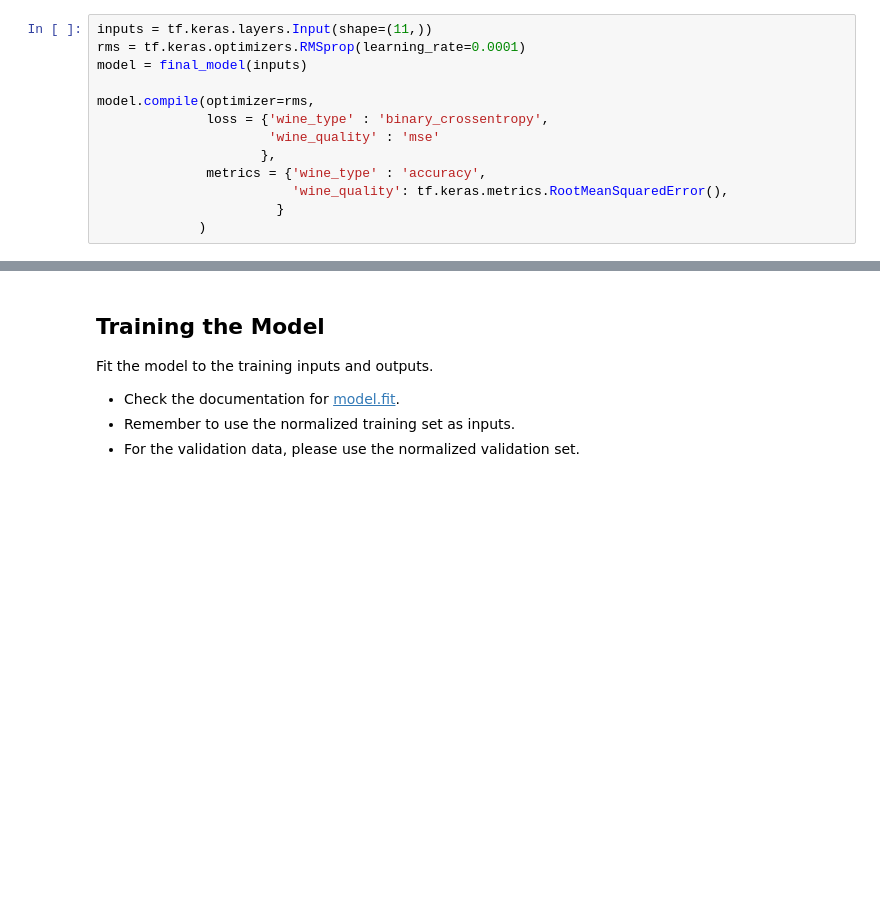
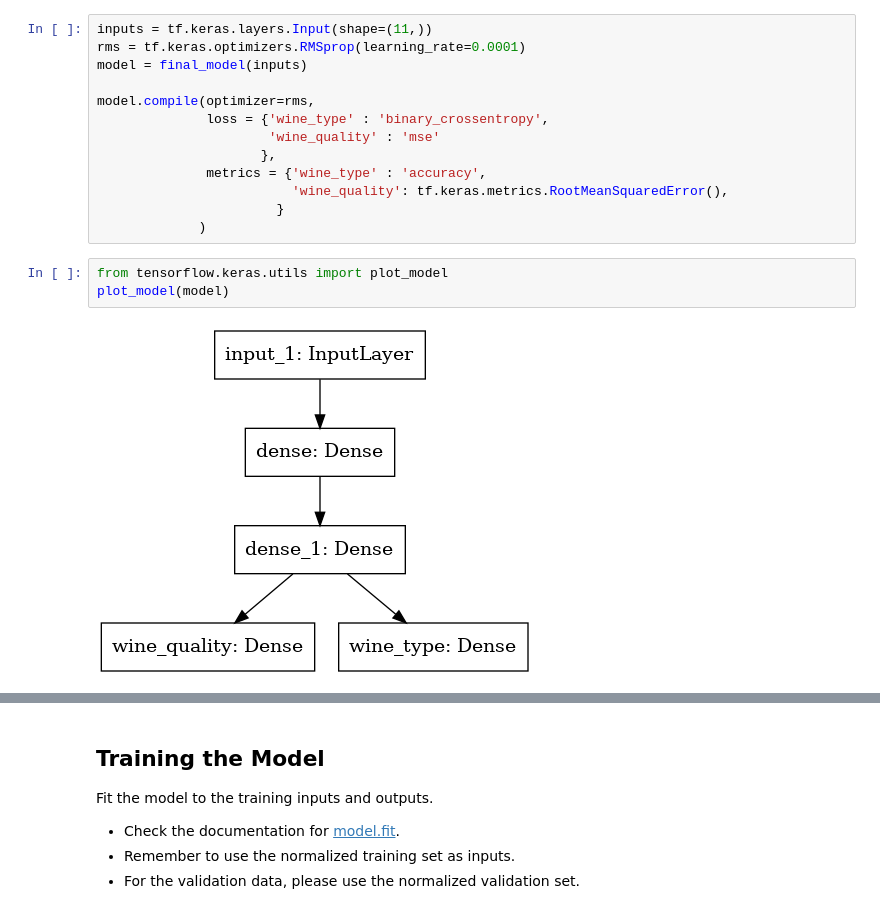
Before and after one commit to SharoonSaxena/tf_notebook-references, a Jupyter notebook: 4. Custom layer-models/3. Multi_output_wine.ipynb, the cells around one changed output, grey strips where cells are left out. Cells and saved outputs as stored; diff of their text form; blank space fills up the shorter version.

```diff
--- a/4. Custom layer-models/3. Multi_output_wine.ipynb
+++ b/4. Custom layer-models/3. Multi_output_wine.ipynb
@@ -276,5 +276,10 @@ model.compile(optimizer=rms,
                          'wine_quality': tf.keras.metrics.RootMeanSquaredError(),
                        }
              )
+# %%
+from tensorflow.keras.utils import plot_model
+plot_model(model)
+# %% [output]
+[figure, added]
 # %%
 utils.test_model_compile(model)
```
Also changed, not shown: parts of 17 cells of this notebook, 7 other files.
